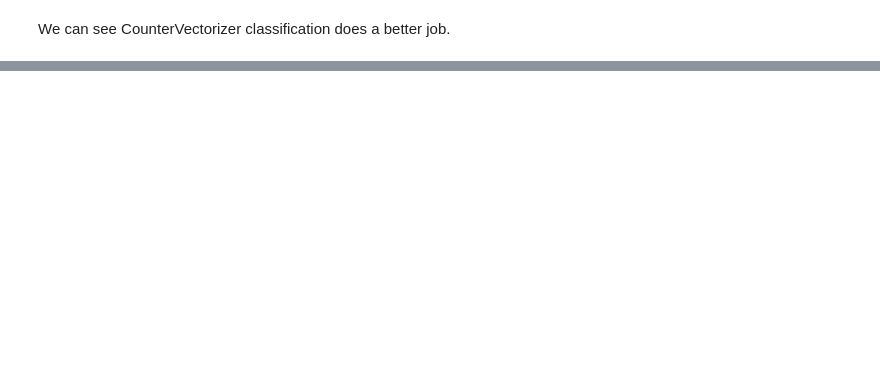
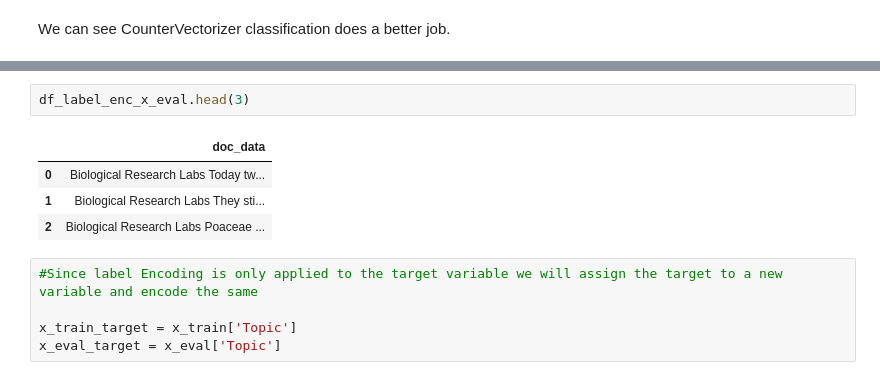
Before and after one commit to Git-of-arnab/Document-Classification-NLP, a Jupyter notebook: Document_Classification_NLP.ipynb, the cells around one changed output, grey strips where cells are left out. Cells and saved outputs as stored; diff of their text form; blank space fills up the shorter version.

```diff
--- a/Document_Classification_NLP.ipynb
+++ b/Document_Classification_NLP.ipynb
@@ -454,0 +473,12 @@ We can see CounterVectorizer classification does a better job.
+# %%
+df_label_enc_x_eval.head(3)
+# %% [output]
+|  | doc_data |
+| 0 | Biological Research Labs Today tw... |
+| 1 | Biological Research Labs They sti... |
+| 2 | Biological Research Labs Poaceae ... |
+# %%
+#Since label Encoding is only applied to the target variable we will assign the target to a new variable and encode the same
+
+x_train_target = x_train['Topic']
+x_eval_target = x_eval['Topic']
```
Also changed, not shown: parts of 28 cells of this notebook.
